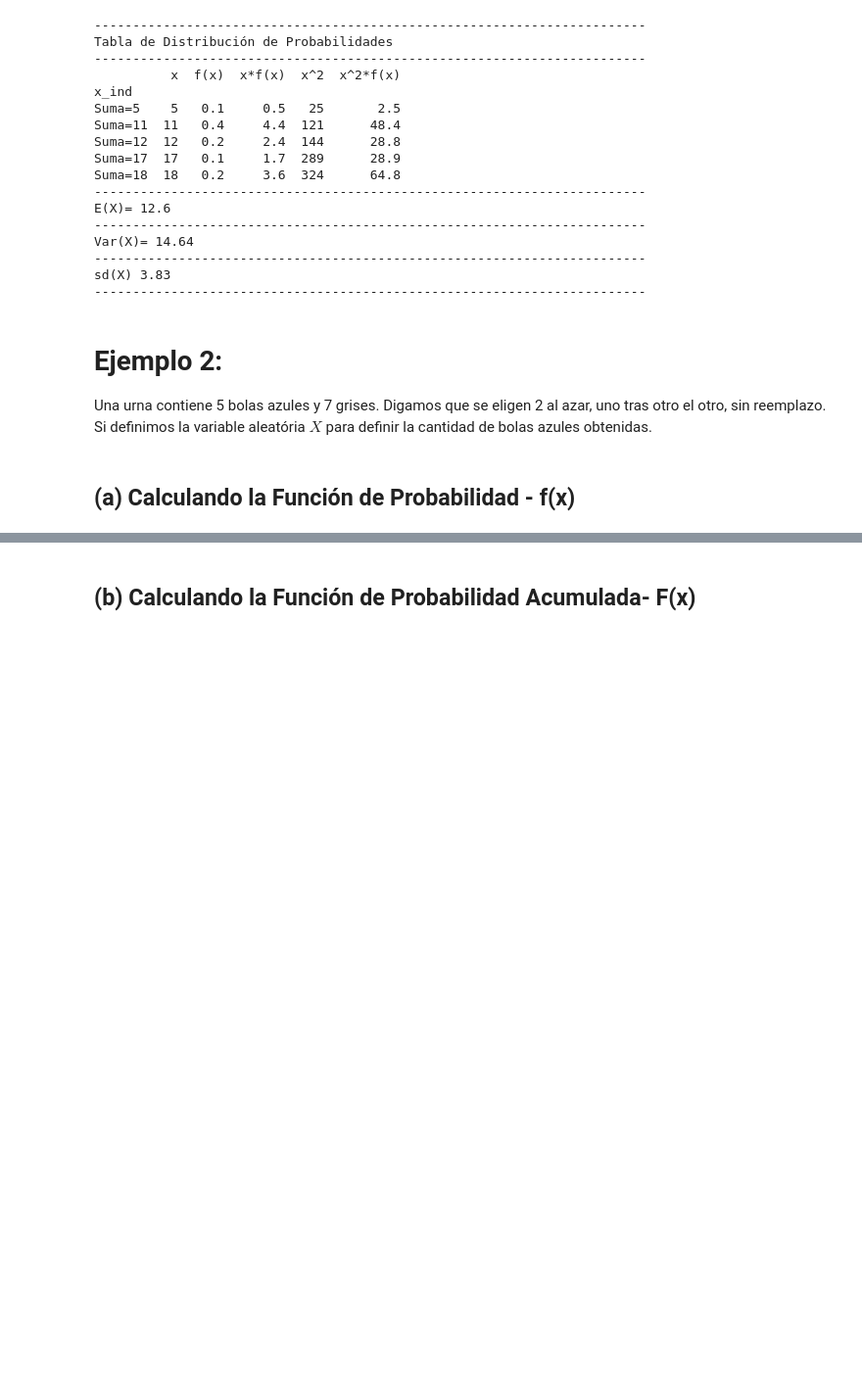
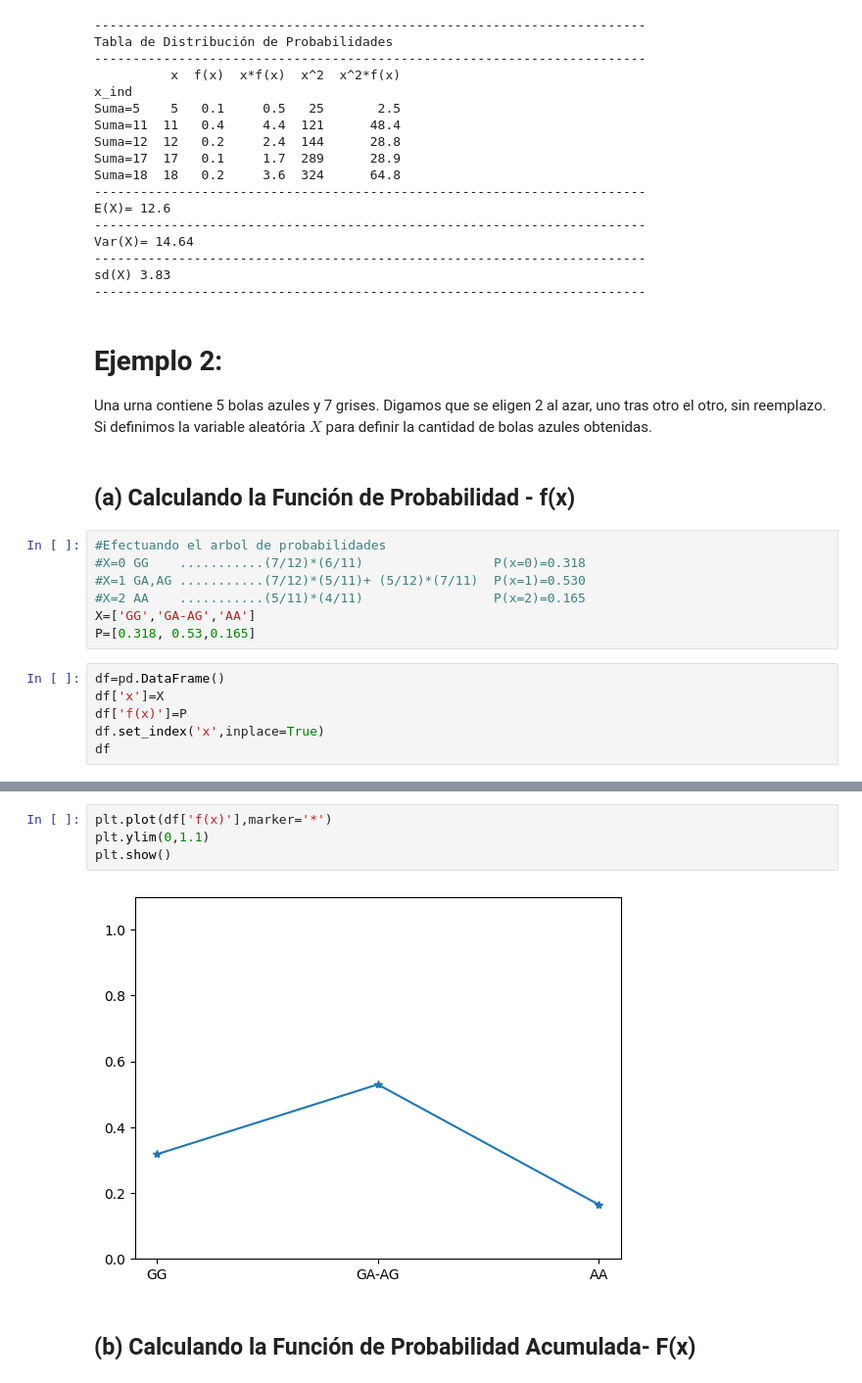
Before and after one commit to Ricardomanuel1/Maestr-a_Ciencia_de_Datos, a Jupyter notebook: III. Matematica_Ciencia_Datos/5_Variables_Aleatórias.ipynb, the cells around one changed output, grey strips where cells are left out. Shown: that part at 98% size. Drawn from its saved outputs; the diff is of its cells as text; blank space fills up the shorter version.

```diff
--- a/III. Matematica_Ciencia_Datos/5_Variables_Aleatórias.ipynb
+++ b/III. Matematica_Ciencia_Datos/5_Variables_Aleatórias.ipynb
@@ -186,3 +187,16 @@ sd(X) 3.83
 Una urna contiene 5 bolas azules y 7 grises. Digamos que se eligen 2 al azar, uno tras otro el otro, sin reemplazo. Si definimos la variable aleatória $X$ para definir la cantidad de bolas azules obtenidas.
 # %% [markdown]
 ## (a) Calculando la Función de Probabilidad - f(x)
+# %%
+#Efectuando el arbol de probabilidades
+#X=0 GG    ...........(7/12)*(6/11)                 P(x=0)=0.318
+#X=1 GA,AG ...........(7/12)*(5/11)+ (5/12)*(7/11)  P(x=1)=0.530
+#X=2 AA    ...........(5/11)*(4/11)                 P(x=2)=0.165
+X=['GG','GA-AG','AA']
+P=[0.318, 0.53,0.165]
+# %%
+df=pd.DataFrame()
+df['x']=X
+df['f(x)']=P
+df.set_index('x',inplace=True)
+df
@@ -189,2 +209,8 @@ Una urna contiene 5 bolas azules y 7 grises. Digamos que se eligen 2 al azar, un
+# %%
+plt.plot(df['f(x)'],marker='*')
+plt.ylim(0,1.1)
+plt.show()
+# %% [output]
+[figure, added]
 # %% [markdown]
 ## (b) Calculando la Función de Probabilidad Acumulada- F(x)
```
Also changed, not shown: parts of 9 cells of this notebook.
